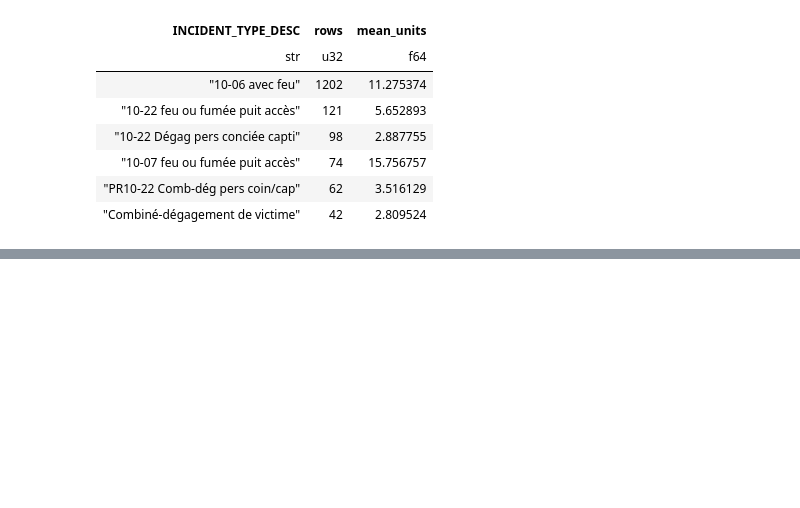
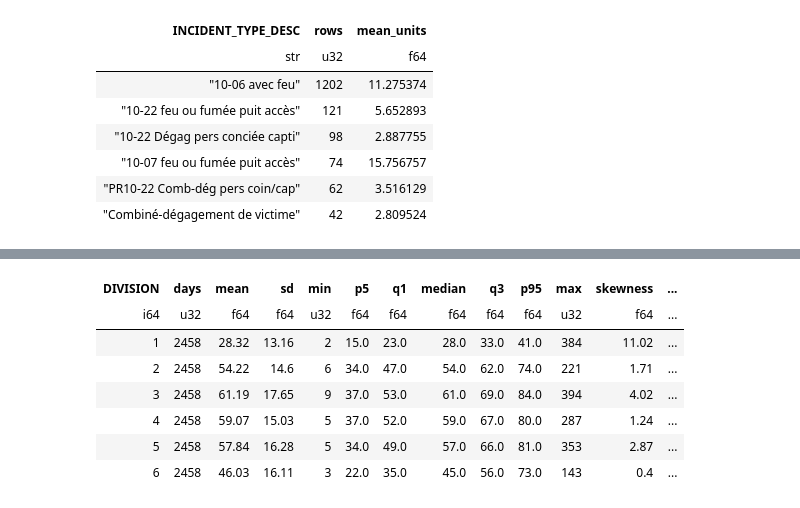
Before and after one commit to abouganemi/ycit440-sim-forecast, a Jupyter notebook: notebooks/01_eda.ipynb, the cells around one changed output, grey strips where cells are left out. Cells and saved outputs as stored; diff of their text form; code cells hidden in the pictures; blank space fills up the shorter version.

```diff
--- a/notebooks/01_eda.ipynb
+++ b/notebooks/01_eda.ipynb
@@ -855,62 +819,24 @@ shape: (7, 3)
 # %%
-div_w = (
+target_summary = (
     div.drop_nulls()
-    .group_by_dynamic("date", every="1w", group_by="DIVISION")
-    .agg(n=pl.col("n").mean())
-    .sort("DIVISION", "date")
+    .group_by("DIVISION")
+    .agg(
+        days=pl.len(),
+        mean=pl.col("n").mean(),
+        sd=pl.col("n").std(),
+        min=pl.col("n").min(),
+        p5=pl.col("n").quantile(0.05),
+        q1=pl.col("n").quantile(0.25),
+        median=pl.col("n").median(),
+        q3=pl.col("n").quantile(0.75),
+        p95=pl.col("n").quantile(0.95),
+        max=pl.col("n").max(),
+        skewness=pl.col("n").skew(),
+        excess_kurtosis=pl.col("n").kurtosis(),
+    )
+    .sort("DIVISION")
+    .with_columns(pl.col(pl.Float64).round(2))
 )
-# One panel per division on a shared scale: six overlapping lines hide each other.
-g = sns.relplot(
-    data=div_w.to_pandas(),
-    x="date",
-    y="n",
-    col="DIVISION",
-    col_wrap=3,
-    hue="DIVISION",
-    palette=DIV_COLOR,
-    kind="line",
-    linewidth=1.2,
-    legend=False,
-    height=2.3,
-    aspect=1.9,
-    facet_kws={"sharey": True, "sharex": True},
-)
-g.set_titles("Division {col_name}")
-g.set_axis_labels("", "interventions / day")
-test_span = mdates.date2num([date(2025, 1, 1), date(2026, 9, 24)])
-for ax in g.axes.flat:
-    ax.axvspan(*test_span, color=GRID, alpha=0.6, lw=0)
-    ax.xaxis.set_major_locator(mdates.YearLocator())
-    ax.xaxis.set_major_formatter(mdates.DateFormatter("%Y"))
-    ax.set_ylim(0, None)
-g.figure.suptitle(
-    "Target series: weekly mean of daily counts (shaded = proposed test period)",
-    x=0.01,
-    ha="left",
-    fontweight="bold",
-    fontsize=11,
-)
-g.figure.subplots_adjust(top=0.88)
-save(g.figure, "07_division_weekly")
-
-# Letter-value (boxen) plot: each extra box halves the remaining tail, so storm
-# days show as structure instead of a cloud of outliers.
-fig, ax = plt.subplots(figsize=(8, 3.4))
-sns.boxenplot(
-    data=div.drop_nulls().to_pandas(),
-    x="DIVISION",
-    y="n",
-    hue="DIVISION",
-    palette=DIV_COLOR,
-    legend=False,
-    k_depth="trustworthy",
-    line_kws={"color": INK, "linewidth": 1.5},
-    flier_kws={"s": 4},
-    ax=ax,
-)
-ax.set_xticks(range(len(TARGET_DIVISIONS)), [f"Div {k}" for k in TARGET_DIVISIONS])
-ax.set_xlabel("")
-ax.set_ylabel("interventions / day")
-ax.set_title("Division-day distribution, 2020 - 2026: the upper tail is storm days")
-save(fig, "07_division_box")
+R["target_summary"] = target_summary.to_dicts()
+target_summary
 # %% [output]
@@ -919 +844,9 @@ save(fig, "07_division_box")
+| DIVISION | days | mean | sd | min | p5 | q1 | median | q3 | p95 | max | skewness | ... |
+| i64 | u32 | f64 | f64 | u32 | f64 | f64 | f64 | f64 | f64 | u32 | f64 | ... |
+| 1 | 2458 | 28.32 | 13.16 | 2 | 15.0 | 23.0 | 28.0 | 33.0 | 41.0 | 384 | 11.02 | ... |
+| 2 | 2458 | 54.22 | 14.6 | 6 | 34.0 | 47.0 | 54.0 | 62.0 | 74.0 | 221 | 1.71 | ... |
+| 3 | 2458 | 61.19 | 17.65 | 9 | 37.0 | 53.0 | 61.0 | 69.0 | 84.0 | 394 | 4.02 | ... |
+| 4 | 2458 | 59.07 | 15.03 | 5 | 37.0 | 52.0 | 59.0 | 67.0 | 80.0 | 287 | 1.24 | ... |
+| 5 | 2458 | 57.84 | 16.28 | 5 | 34.0 | 49.0 | 57.0 | 66.0 | 81.0 | 353 | 2.87 | ... |
+| 6 | 2458 | 46.03 | 16.11 | 3 | 22.0 | 35.0 | 45.0 | 56.0 | 73.0 | 143 | 0.4 | ... |
 # %% [markdown]
```
Also changed, not shown: parts of 49 cells of this notebook, 6 other files.
